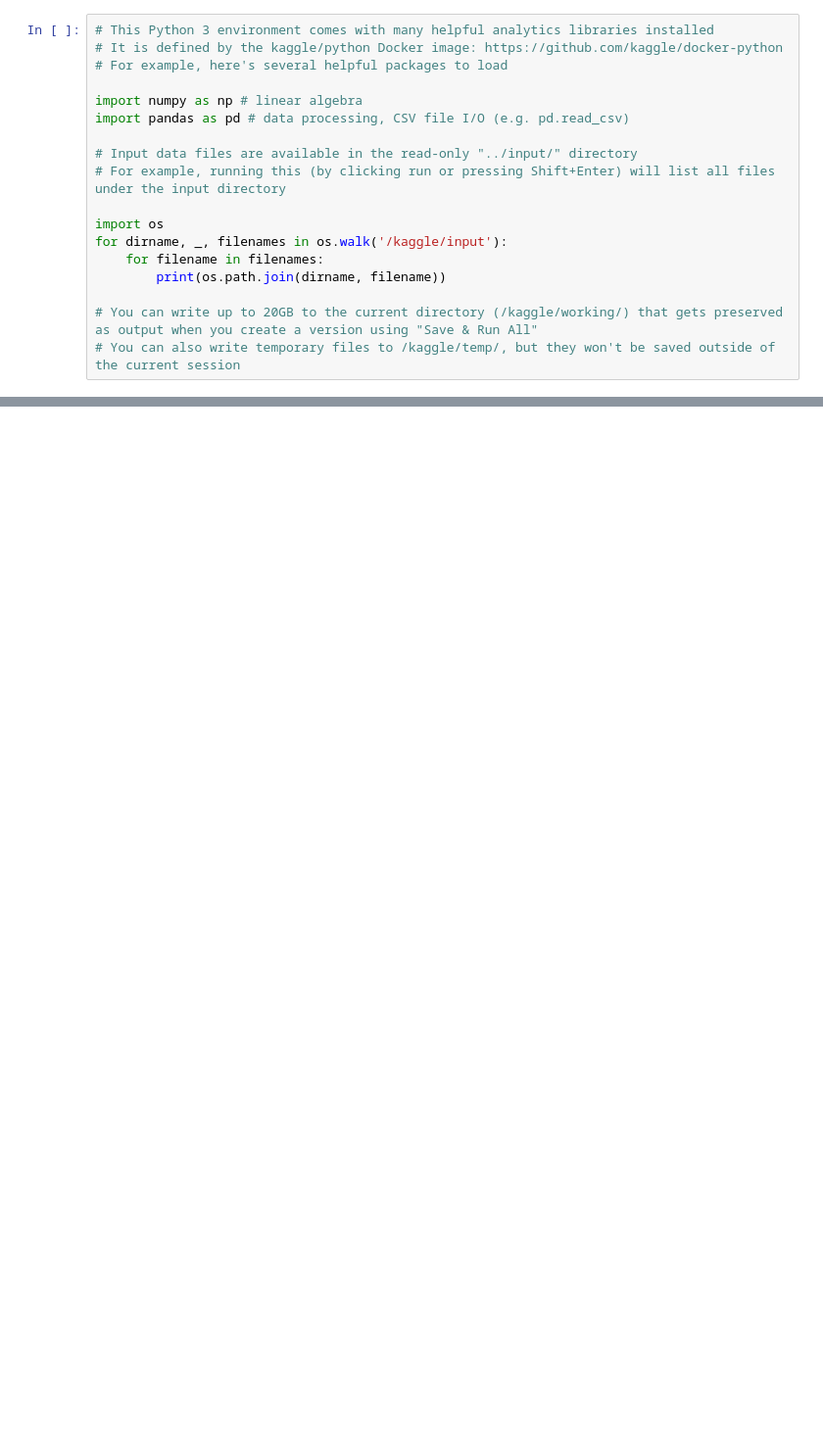
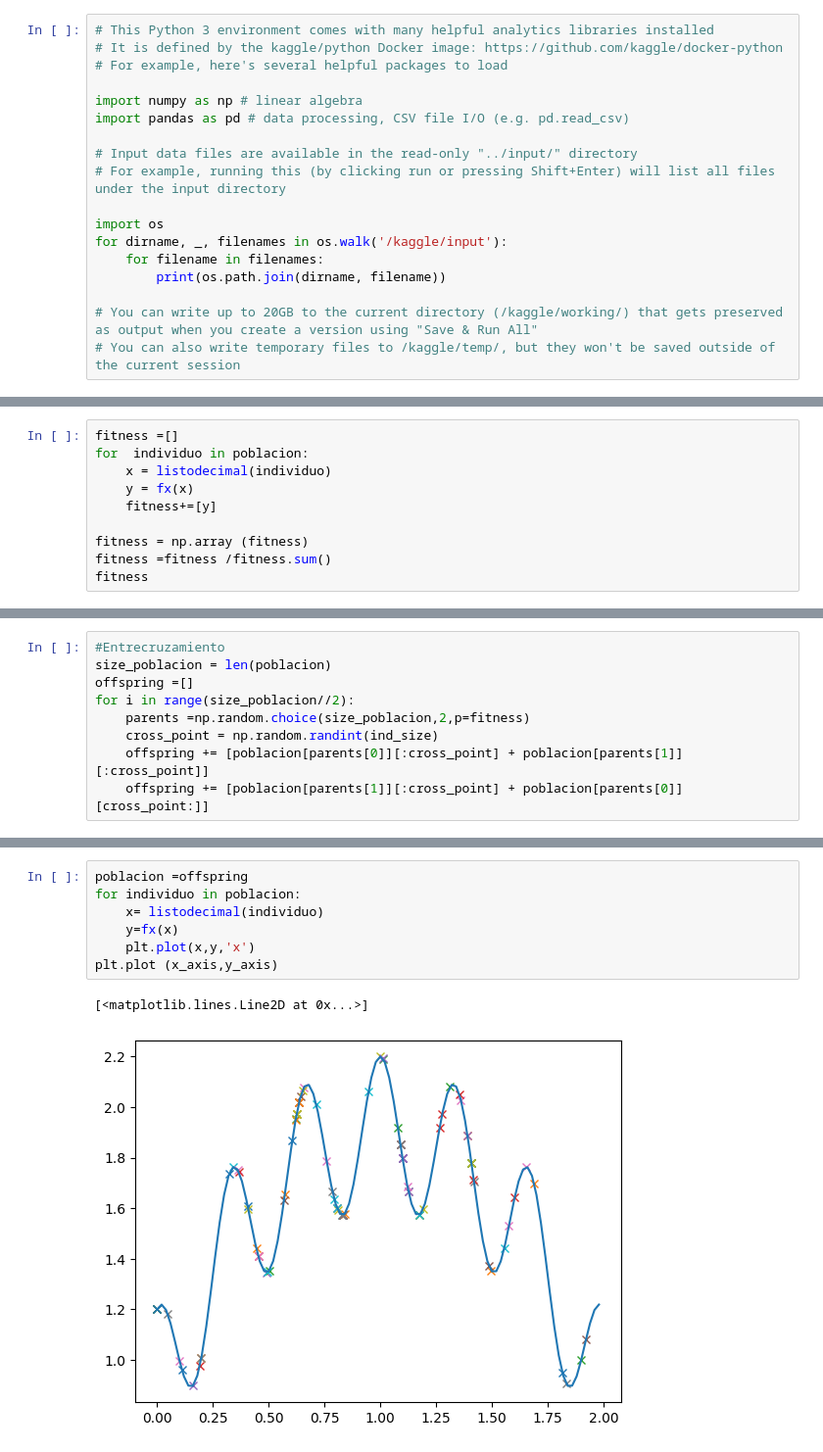
Before and after one commit to rlascocz/combinatory_optimization, a Jupyter notebook: genetic-algorithm-function-optimization.ipynb, the cells around one changed output, grey strips where cells are left out. Shown at 98% size. Cells and saved outputs as stored; diff of their text form; blank space fills up the shorter version.

```diff
--- a/genetic-algorithm-function-optimization.ipynb
+++ b/genetic-algorithm-function-optimization.ipynb
@@ -40,0 +128,10 @@ def capacidad_computo(t):
+# %%
+fitness =[]
+for  individuo in poblacion:
+    x = listodecimal(individuo)
+    y = fx(x)
+    fitness+=[y]
+
+fitness = np.array (fitness)
+fitness =fitness /fitness.sum()
+fitness
@@ -40,0 +159,9 @@ def capacidad_computo(t):
+# %%
+#Entrecruzamiento
+size_poblacion = len(poblacion)
+offspring =[]
+for i in range(size_poblacion//2):
+    parents =np.random.choice(size_poblacion,2,p=fitness)
+    cross_point = np.random.randint(ind_size)
+    offspring += [poblacion[parents[0]][:cross_point] + poblacion[parents[1]][:cross_point]]
+    offspring += [poblacion[parents[1]][:cross_point] + poblacion[parents[0]][cross_point:]]
@@ -40,0 +181,10 @@ def capacidad_computo(t):
+# %%
+poblacion =offspring
+for individuo in poblacion:
+    x= listodecimal(individuo)
+    y=fx(x)
+    plt.plot(x,y,'x')
+plt.plot (x_axis,y_axis)
+# %% [output]
+[<matplotlib.lines.Line2D at 0x...>]
+[figure, added]
```
Also changed, not shown: parts of 20 cells of this notebook.
